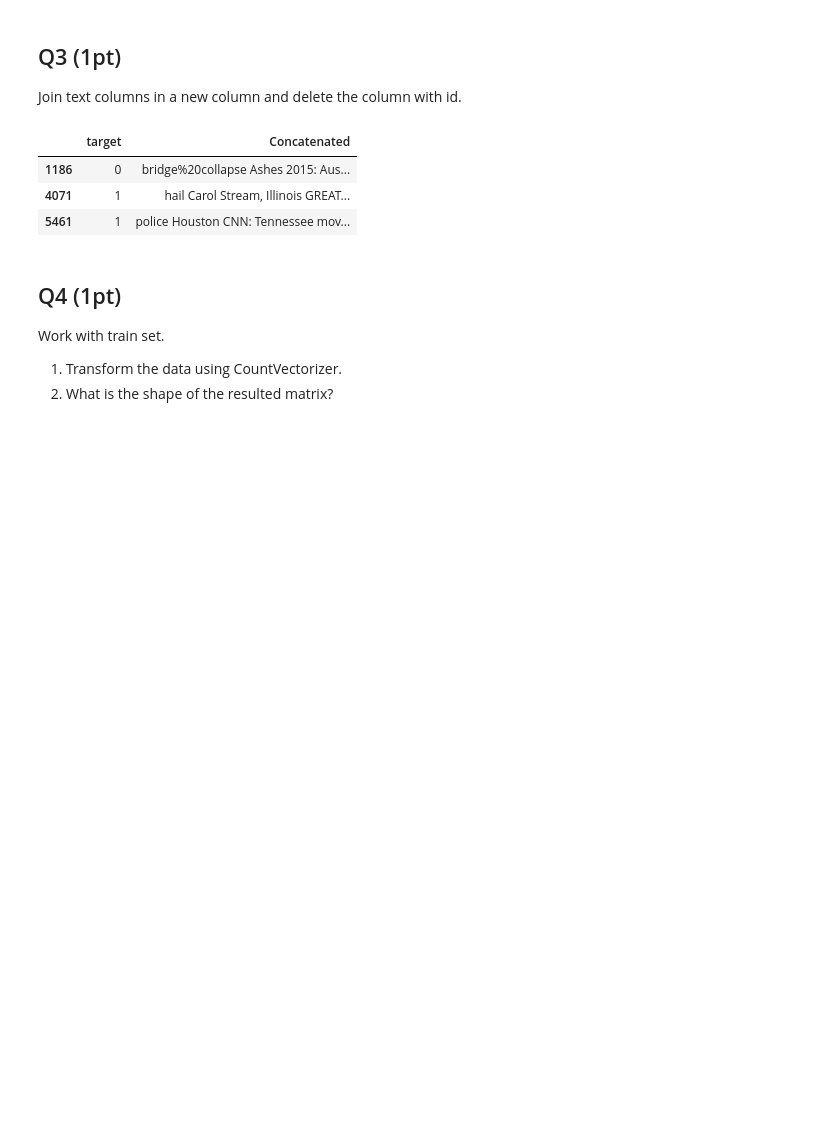
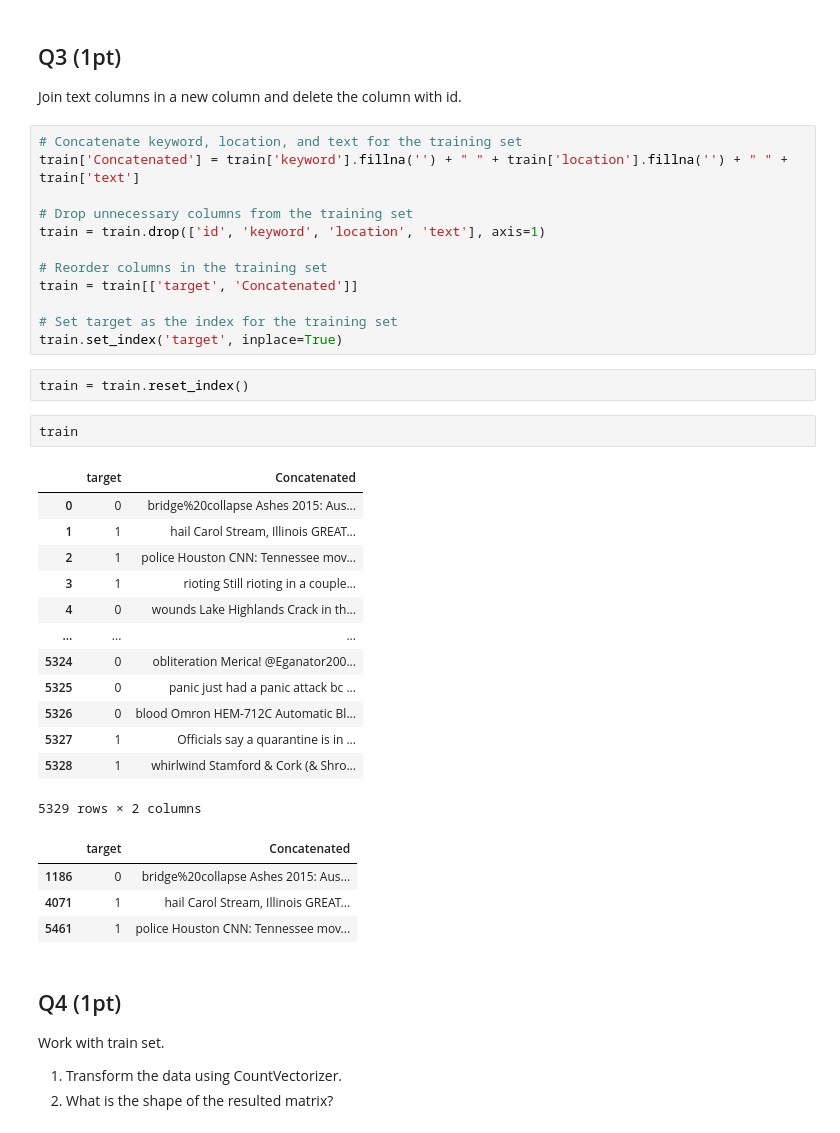
Before and after one commit to ansleyo/RIT_ML, a Jupyter notebook: 2025_spring/Week05_classification/HW4.ipynb, the cells around one changed output. Cells and saved outputs as stored; diff of their text form; blank space fills up the shorter version.

```diff
--- a/2025_spring/Week05_classification/HW4.ipynb
+++ b/2025_spring/Week05_classification/HW4.ipynb
@@ -91,6 +95,36 @@ plt.show()
 ## Q3 (1pt)
 
 Join text columns in a new column and delete the column with id.
+# %%
+# Concatenate keyword, location, and text for the training set
+train['Concatenated'] = train['keyword'].fillna('') + " " + train['location'].fillna('') + " " + train['text']
+
+# Drop unnecessary columns from the training set
+train = train.drop(['id', 'keyword', 'location', 'text'], axis=1)
+
+# Reorder columns in the training set
+train = train[['target', 'Concatenated']]
+
+# Set target as the index for the training set
+train.set_index('target', inplace=True)
+# %%
+train = train.reset_index()
+# %%
+train
+# %% [output]
+|  | target | Concatenated |
+| 0 | 0 | bridge%20collapse Ashes 2015: Aus... |
+| 1 | 1 | hail Carol Stream, Illinois GREAT... |
+| 2 | 1 | police Houston CNN: Tennessee mov... |
+| 3 | 1 | rioting Still rioting in a couple... |
+| 4 | 0 | wounds Lake Highlands Crack in th... |
+| ... | ... | ... |
+| 5324 | 0 | obliteration Merica! @Eganator200... |
+| 5325 | 0 | panic just had a panic attack bc ... |
+| 5326 | 0 | blood Omron HEM-712C Automatic Bl... |
+| 5327 | 1 | Officials say a quarantine is in ... |
+| 5328 | 1 | whirlwind Stamford & Cork (& Shro... |
+5329 rows × 2 columns
 # %%
 # %% [output]
 |  | target | Concatenated |
```
Also changed, not shown: parts of 3 cells of this notebook.
